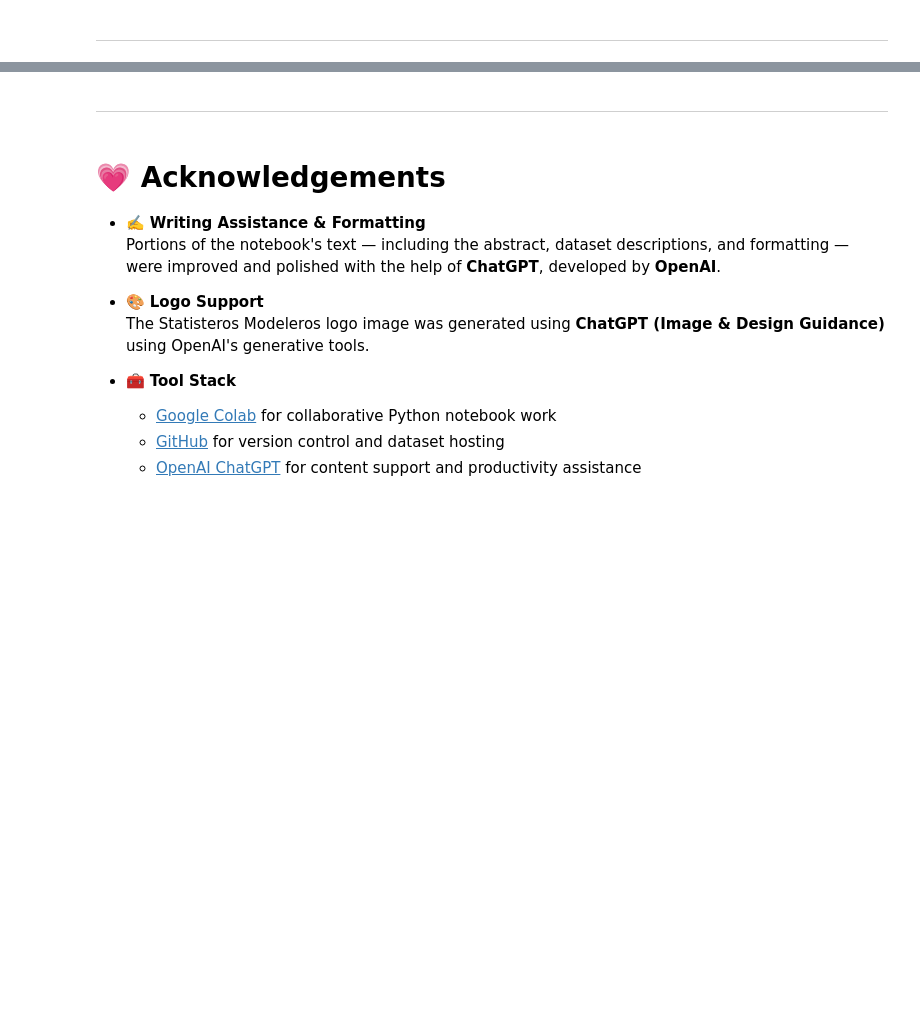
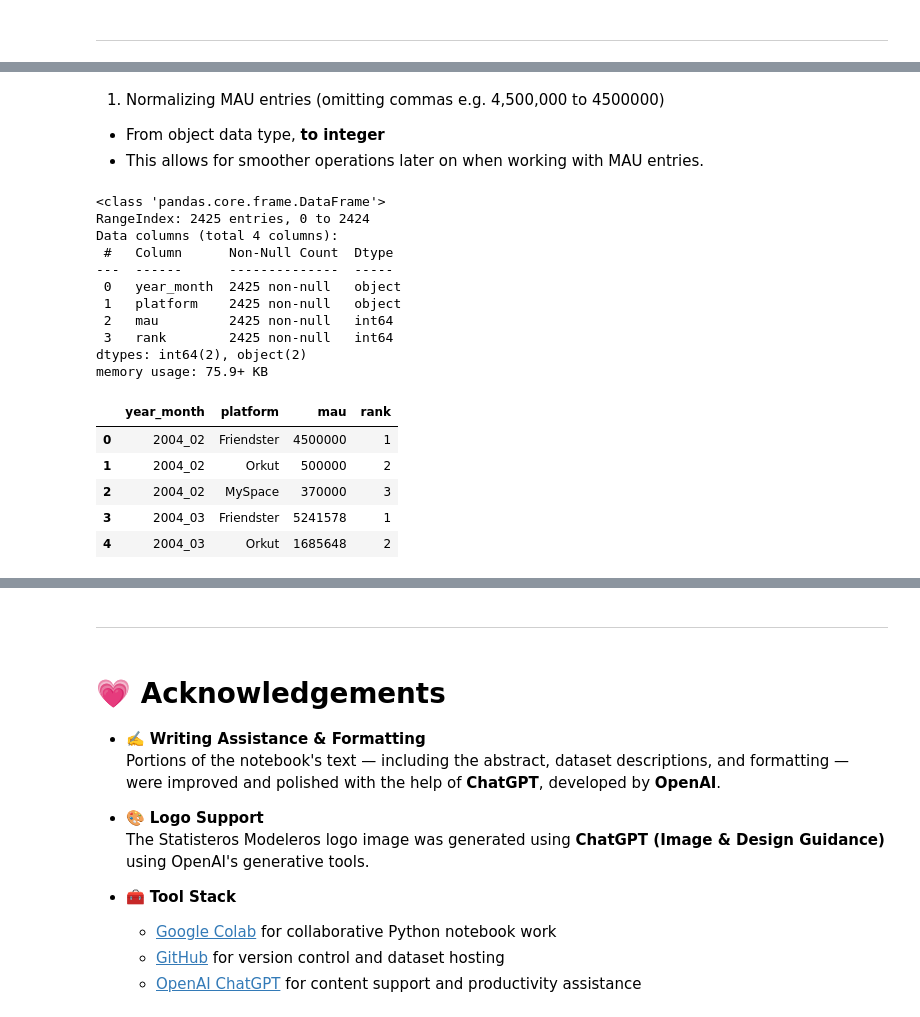
Before and after one commit to carloscailao/CSMODEL, a Jupyter notebook: notebook.ipynb, the cells around one changed output, grey strips where cells are left out. Drawn from its saved outputs; the diff is of its cells as text; code cells hidden in the pictures; blank space fills up the shorter version.

```diff
--- a/notebook.ipynb
+++ b/notebook.ipynb
@@ -106,0 +137,32 @@ IndexError: list index out of range
+# %% [markdown]
+1. Normalizing MAU entries (omitting commas e.g. 4,500,000 to 4500000)
+
+- From object data type, **to integer**
+- This allows for smoother operations later on when working with MAU entries.
+# %%
+# Make a MAU normalized copy of the original Social Media Dataframe
+mauNormalizedSocialMediaDf = socialMediaDf.copy()
+
+# Remove commas and convert MAU to integer
+mauNormalizedSocialMediaDf['mau'] = mauNormalizedSocialMediaDf['mau'].str.replace(',', '', regex=False).astype(int)
+
+mauNormalizedSocialMediaDf.info()
+mauNormalizedSocialMediaDf.head()
+# %% [output]
+<class 'pandas.core.frame.DataFrame'>
+RangeIndex: 2425 entries, 0 to 2424
+Data columns (total 4 columns):
+ #   Column      Non-Null Count  Dtype
+---  ------      --------------  -----
+ 0   year_month  2425 non-null   object
+ 1   platform    2425 non-null   object
+ 2   mau         2425 non-null   int64
+ 3   rank        2425 non-null   int64
+dtypes: int64(2), object(2)
+memory usage: 75.9+ KB
+|  | year_month | platform | mau | rank |
+| 0 | 2004_02 | Friendster | 4500000 | 1 |
+| 1 | 2004_02 | Orkut | 500000 | 2 |
+| 2 | 2004_02 | MySpace | 370000 | 3 |
+| 3 | 2004_03 | Friendster | 5241578 | 1 |
+| 4 | 2004_03 | Orkut | 1685648 | 2 |
```
Also changed, not shown: parts of 16 cells of this notebook.
